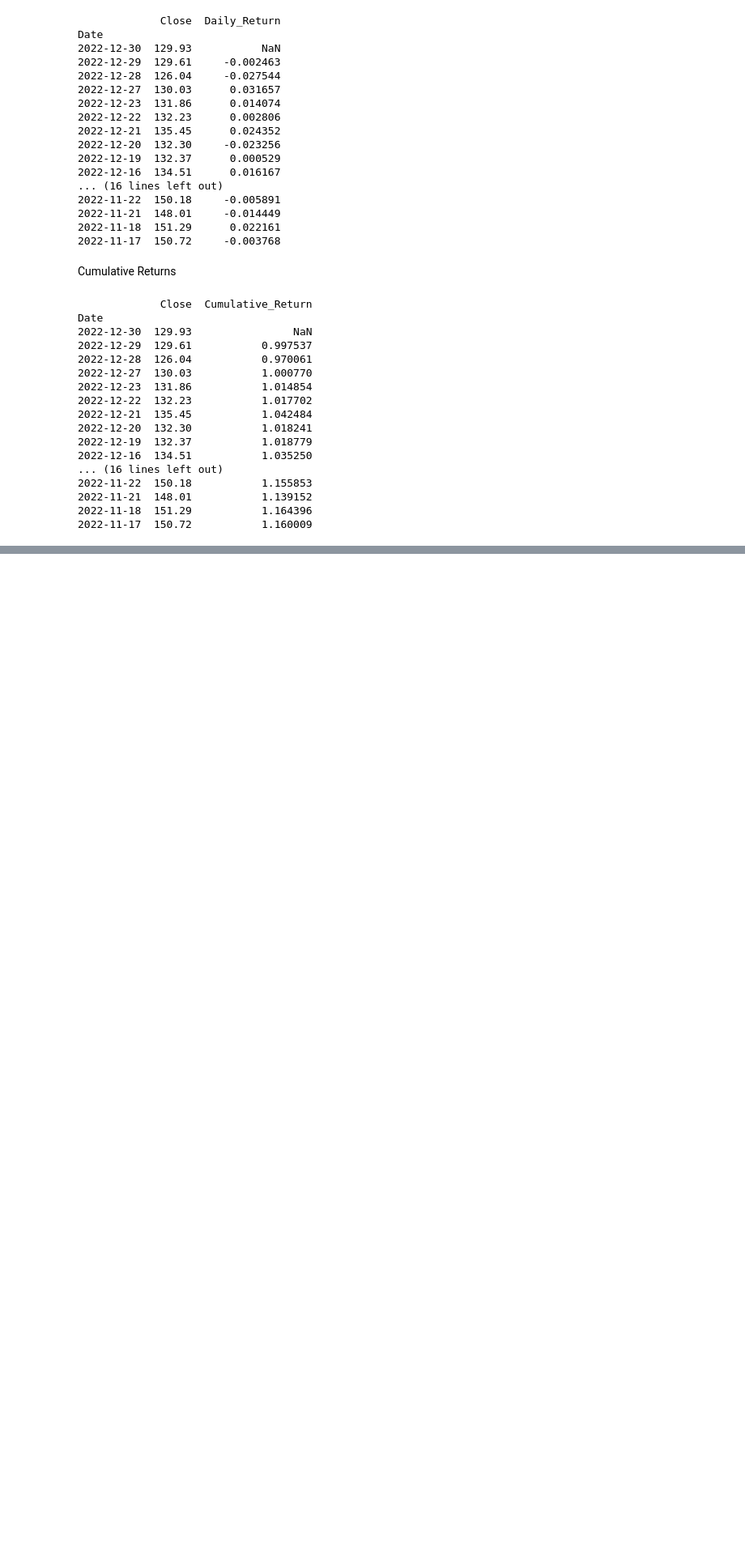
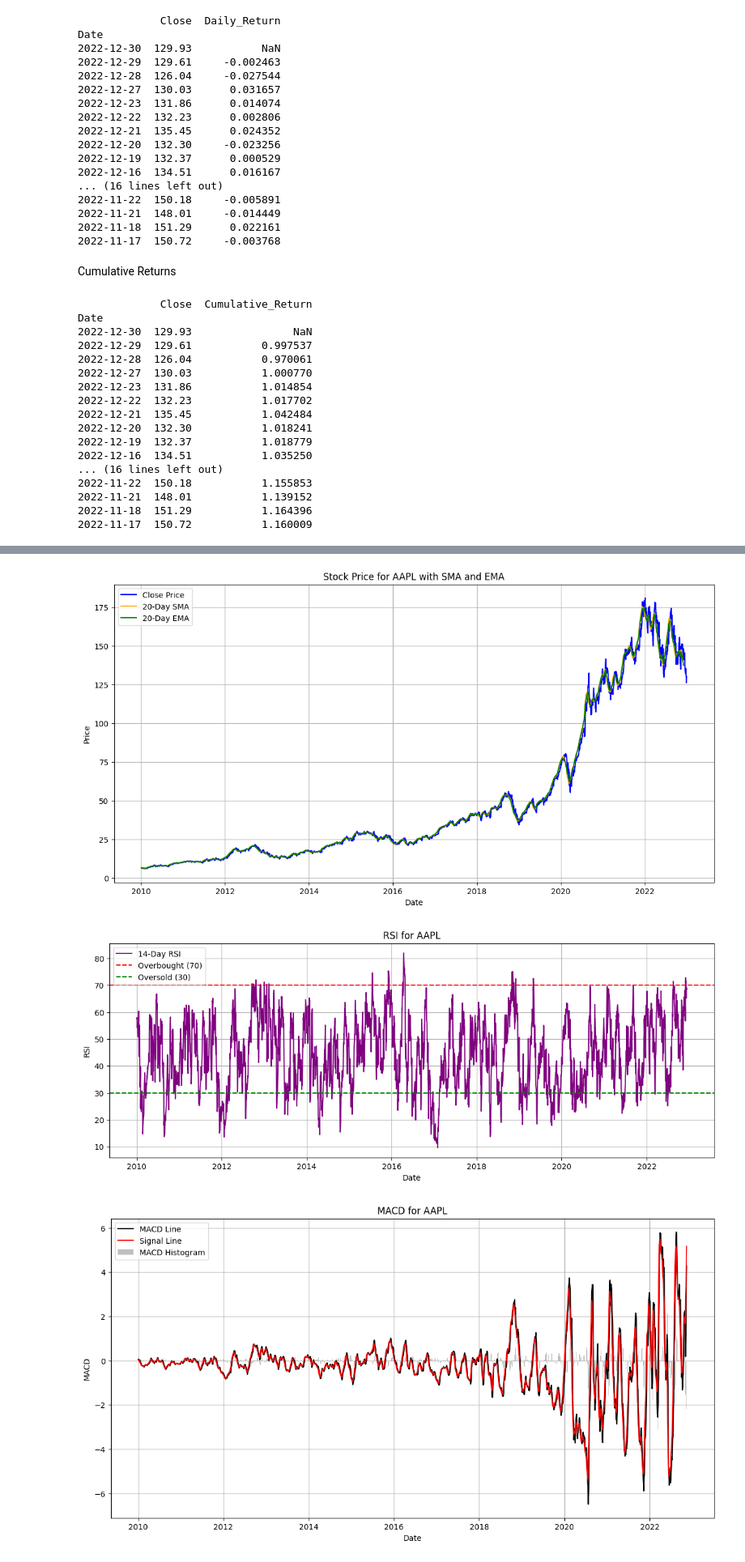
Before and after one commit to epythonlab/aim10academy-week1-challenge, a Jupyter notebook: notebooks/financial_analysis_notebook.ipynb, the cells around one changed output, grey strips where cells are left out. Shown at 81% size. Cells and saved outputs as stored; diff of their text form; code cells hidden in the pictures; blank space fills up the shorter version.

Commit message:
visualized stock price indicator plots

```diff
--- a/notebooks/financial_analysis_notebook.ipynb
+++ b/notebooks/financial_analysis_notebook.ipynb
@@ -157,0 +167,17 @@ Date
+# %%
+# Plotting
+import matplotlib.pyplot as plt
+from stock_analysis import load_data, plot_stock_data, plot_rsi, plot_macd
+stock = 'AAPL'
+fig = plot_stock_data(stock, df)
+plt.show()
+
+fig = plot_rsi(stock, df)
+plt.show()
+
+fig = plot_macd(stock, df)
+plt.show()
+# %% [output]
+[figure, added]
+[figure, added]
+[figure, added]
```
Also changed, not shown: parts of 4 cells of this notebook, 2 other files.
